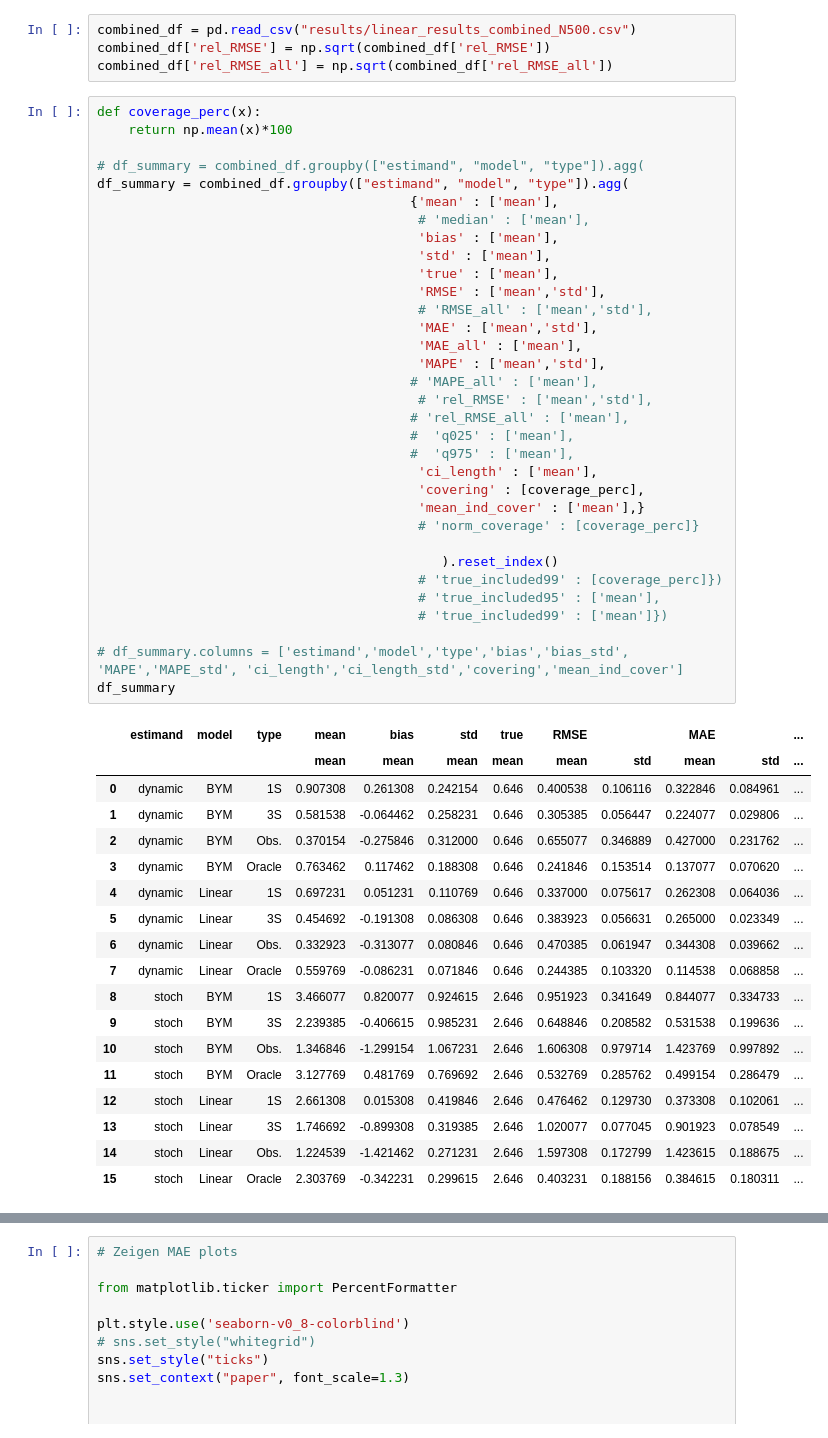
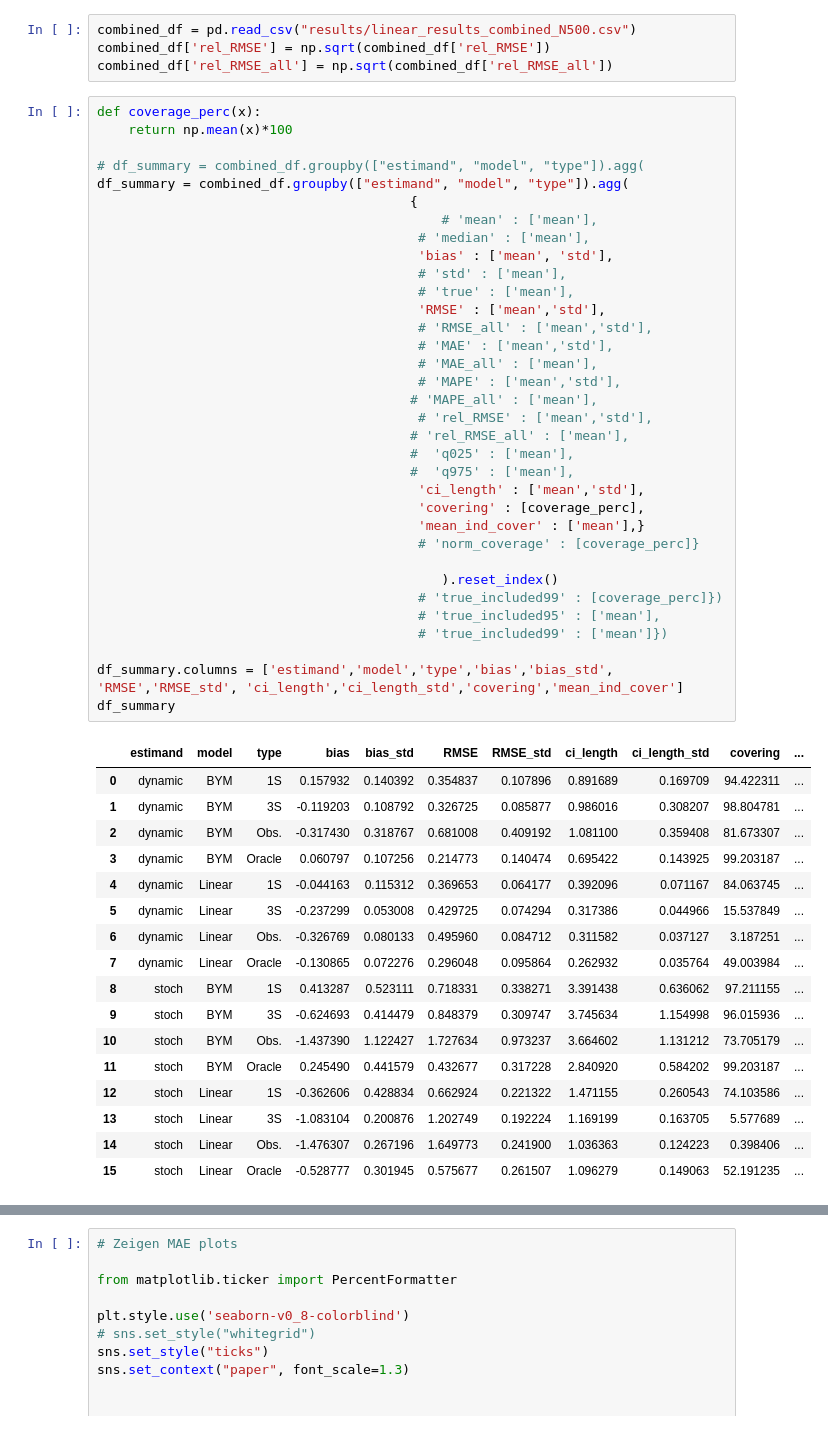
Before and after one commit to barwein/BayesProxyNets, a Jupyter notebook: Simulations/Sim_results_analysis.ipynb, the cells around one changed output, grey strips where cells are left out. Cells and saved outputs as stored; diff of their text form.

```diff
--- a/Simulations/Sim_results_analysis.ipynb
+++ b/Simulations/Sim_results_analysis.ipynb
@@ -147,55 +158,55 @@ combined_df['rel_RMSE_all'] = np.sqrt(combined_df['rel_RMSE_all'])
 # %%
 def coverage_perc(x):
     return np.mean(x)*100
 
 # df_summary = combined_df.groupby(["estimand", "model", "type"]).agg(
 df_summary = combined_df.groupby(["estimand", "model", "type"]).agg(
-                                        {'mean' : ['mean'],
+                                        {
+                                            # 'mean' : ['mean'],
                                          # 'median' : ['mean'],
-                                         'bias' : ['mean'],
-                                         'std' : ['mean'],
-                                         'true' : ['mean'],
+                                         'bias' : ['mean', 'std'],
+                                         # 'std' : ['mean'],
+                                         # 'true' : ['mean'],
                                          'RMSE' : ['mean','std'],
                                          # 'RMSE_all' : ['mean','std'],
-                                         'MAE' : ['mean','std'],
-                                         'MAE_all' : ['mean'],
-                                         'MAPE' : ['mean','std'],
+                                         # 'MAE' : ['mean','std'],
+                                         # 'MAE_all' : ['mean'],
+                                         # 'MAPE' : ['mean','std'],
                                         # 'MAPE_all' : ['mean'],
                                          # 'rel_RMSE' : ['mean','std'],
                                         # 'rel_RMSE_all' : ['mean'],
                                         #  'q025' : ['mean'],
                                         #  'q975' : ['mean'],
-                                         'ci_length' : ['mean'],
+                                         'ci_length' : ['mean','std'],
                                          'covering' : [coverage_perc],
                                          'mean_ind_cover' : ['mean'],}
                                          # 'norm_coverage' : [coverage_perc]}
 
                                             ).reset_index()
                                          # 'true_included99' : [coverage_perc]})
                                          # 'true_included95' : ['mean'],
                                          # 'true_included99' : ['mean']})
 
-# df_summary.columns = ['estimand','model','type','bias','bias_std', 'MAPE','MAPE_std', 'ci_length','ci_length_std','covering','mean_ind_cover']
+df_summary.columns = ['estimand','model','type','bias','bias_std', 'RMSE','RMSE_std', 'ci_length','ci_length_std','covering','mean_ind_cover']
 df_summary
 # %% [output]
-|  | estimand | model | type | mean | bias | std | true | RMSE |  | MAE |  | ... |
-|  |  |  |  | mean | mean | mean | mean | mean | std | mean | std | ... |
-| 0 | dynamic | BYM | 1S | 0.907308 | 0.261308 | 0.242154 | 0.646 | 0.400538 | 0.106116 | 0.322846 | 0.084961 | ... |
-| 1 | dynamic | BYM | 3S | 0.581538 | -0.064462 | 0.258231 | 0.646 | 0.305385 | 0.056447 | 0.224077 | 0.029806 | ... |
-| 2 | dynamic | BYM | Obs. | 0.370154 | -0.275846 | 0.312000 | 0.646 | 0.655077 | 0.346889 | 0.427000 | 0.231762 | ... |
-| 3 | dynamic | BYM | Oracle | 0.763462 | 0.117462 | 0.188308 | 0.646 | 0.241846 | 0.153514 | 0.137077 | 0.070620 | ... |
-| 4 | dynamic | Linear | 1S | 0.697231 | 0.051231 | 0.110769 | 0.646 | 0.337000 | 0.075617 | 0.262308 | 0.064036 | ... |
-| 5 | dynamic | Linear | 3S | 0.454692 | -0.191308 | 0.086308 | 0.646 | 0.383923 | 0.056631 | 0.265000 | 0.023349 | ... |
-| 6 | dynamic | Linear | Obs. | 0.332923 | -0.313077 | 0.080846 | 0.646 | 0.470385 | 0.061947 | 0.344308 | 0.039662 | ... |
-| 7 | dynamic | Linear | Oracle | 0.559769 | -0.086231 | 0.071846 | 0.646 | 0.244385 | 0.103320 | 0.114538 | 0.068858 | ... |
-| 8 | stoch | BYM | 1S | 3.466077 | 0.820077 | 0.924615 | 2.646 | 0.951923 | 0.341649 | 0.844077 | 0.334733 | ... |
-| 9 | stoch | BYM | 3S | 2.239385 | -0.406615 | 0.985231 | 2.646 | 0.648846 | 0.208582 | 0.531538 | 0.199636 | ... |
-| 10 | stoch | BYM | Obs. | 1.346846 | -1.299154 | 1.067231 | 2.646 | 1.606308 | 0.979714 | 1.423769 | 0.997892 | ... |
-| 11 | stoch | BYM | Oracle | 3.127769 | 0.481769 | 0.769692 | 2.646 | 0.532769 | 0.285762 | 0.499154 | 0.286479 | ... |
-| 12 | stoch | Linear | 1S | 2.661308 | 0.015308 | 0.419846 | 2.646 | 0.476462 | 0.129730 | 0.373308 | 0.102061 | ... |
-| 13 | stoch | Linear | 3S | 1.746692 | -0.899308 | 0.319385 | 2.646 | 1.020077 | 0.077045 | 0.901923 | 0.078549 | ... |
-| 14 | stoch | Linear | Obs. | 1.224539 | -1.421462 | 0.271231 | 2.646 | 1.597308 | 0.172799 | 1.423615 | 0.188675 | ... |
-| 15 | stoch | Linear | Oracle | 2.303769 | -0.342231 | 0.299615 | 2.646 | 0.403231 | 0.188156 | 0.384615 | 0.180311 | ... |
+|  | estimand | model | type | bias | bias_std | RMSE | RMSE_std | ci_length | ci_length_std | covering | ... |
+| 0 | dynamic | BYM | 1S | 0.157932 | 0.140392 | 0.354837 | 0.107896 | 0.891689 | 0.169709 | 94.422311 | ... |
+| 1 | dynamic | BYM | 3S | -0.119203 | 0.108792 | 0.326725 | 0.085877 | 0.986016 | 0.308207 | 98.804781 | ... |
+| 2 | dynamic | BYM | Obs. | -0.317430 | 0.318767 | 0.681008 | 0.409192 | 1.081100 | 0.359408 | 81.673307 | ... |
+| 3 | dynamic | BYM | Oracle | 0.060797 | 0.107256 | 0.214773 | 0.140474 | 0.695422 | 0.143925 | 99.203187 | ... |
+| 4 | dynamic | Linear | 1S | -0.044163 | 0.115312 | 0.369653 | 0.064177 | 0.392096 | 0.071167 | 84.063745 | ... |
+| 5 | dynamic | Linear | 3S | -0.237299 | 0.053008 | 0.429725 | 0.074294 | 0.317386 | 0.044966 | 15.537849 | ... |
+| 6 | dynamic | Linear | Obs. | -0.326769 | 0.080133 | 0.495960 | 0.084712 | 0.311582 | 0.037127 | 3.187251 | ... |
+| 7 | dynamic | Linear | Oracle | -0.130865 | 0.072276 | 0.296048 | 0.095864 | 0.262932 | 0.035764 | 49.003984 | ... |
+| 8 | stoch | BYM | 1S | 0.413287 | 0.523111 | 0.718331 | 0.338271 | 3.391438 | 0.636062 | 97.211155 | ... |
+| 9 | stoch | BYM | 3S | -0.624693 | 0.414479 | 0.848379 | 0.309747 | 3.745634 | 1.154998 | 96.015936 | ... |
+| 10 | stoch | BYM | Obs. | -1.437390 | 1.122427 | 1.727634 | 0.973237 | 3.664602 | 1.131212 | 73.705179 | ... |
+| 11 | stoch | BYM | Oracle | 0.245490 | 0.441579 | 0.432677 | 0.317228 | 2.840920 | 0.584202 | 99.203187 | ... |
+| 12 | stoch | Linear | 1S | -0.362606 | 0.428834 | 0.662924 | 0.221322 | 1.471155 | 0.260543 | 74.103586 | ... |
+| 13 | stoch | Linear | 3S | -1.083104 | 0.200876 | 1.202749 | 0.192224 | 1.169199 | 0.163705 | 5.577689 | ... |
+| 14 | stoch | Linear | Obs. | -1.476307 | 0.267196 | 1.649773 | 0.241900 | 1.036363 | 0.124223 | 0.398406 | ... |
+| 15 | stoch | Linear | Oracle | -0.528777 | 0.301945 | 0.575677 | 0.261507 | 1.096279 | 0.149063 | 52.191235 | ... |
 # %%
 def generate_latex_table(df):
     # Round all numeric columns to 3 decimal places
```
Also changed, not shown: parts of 9 cells of this notebook, 26 other files.
